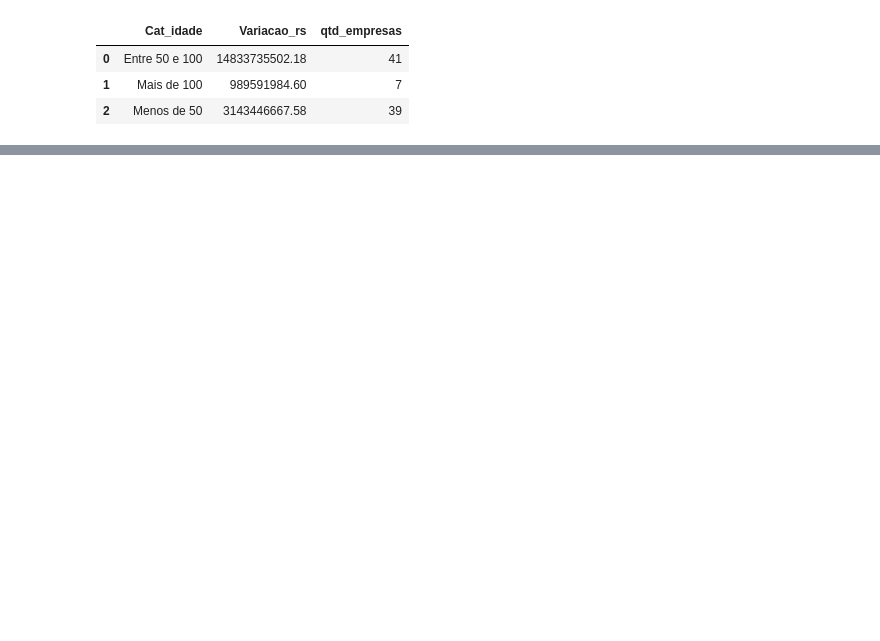
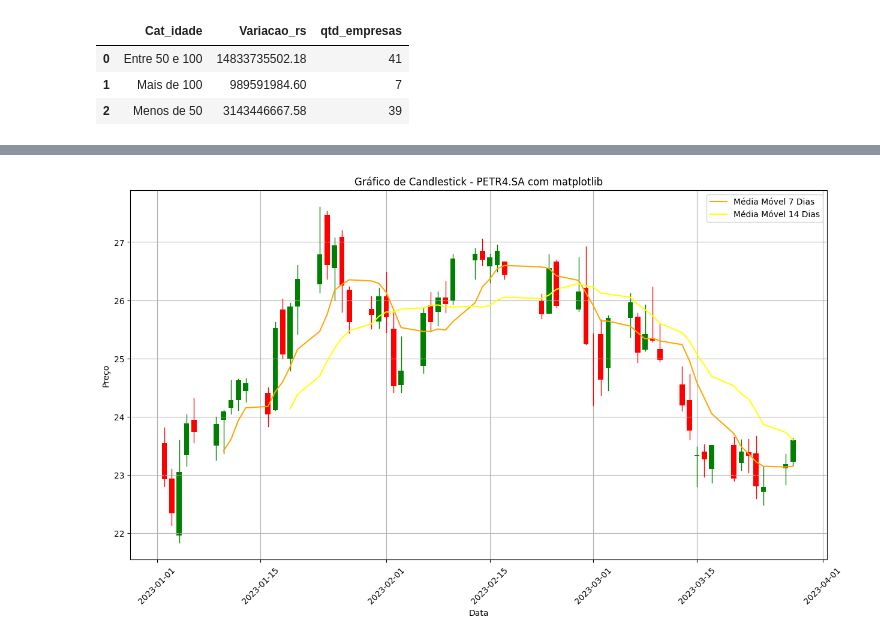
Before and after one commit to cazani/Imersao_Python_Alura_2024, a Jupyter notebook: Imersão_Python_Aulas.ipynb, the cells around one changed output, grey strips where cells are left out. Cells and saved outputs as stored; diff of their text form; code cells hidden in the pictures; blank space fills up the shorter version.

```diff
--- a/Imersão_Python_Aulas.ipynb
+++ b/Imersão_Python_Aulas.ipynb
@@ -433,0 +522,8 @@ fig.show()
+# %%
+df = dados.head(60).copy()
+#convertendo o índice em uma coluna de data
+df['Data'] = df.index
+#Convertendo as datas para o formato numérico de matplotlib
+#Isso é necessário para que o Matplotlib possa plotar as datas coretamente no gráfico
+df['Data'] = df['Data'].apply(mdates.date2num)
+df
@@ -433,0 +549,56 @@ fig.show()
+# %%
+fig, ax = plt.subplots(figsize=(15, 8))
+
+# Vamos definir a largura dos candles no gráfico
+width = 0.7
+
+for i in range(len(df)):
+    # Determinando a cor do candle
+    # Se o preço de fechamento for maior que o de abertura, o candle é verde (a ação valorizou nesse dia).
+    # Se for menor, o candle é vermelho (a ação desvalorizou).
+    if df['Fechamento'].iloc[i] > df['Abertura'].iloc[i]:
+        color = 'green'
+    else:
+        color = 'red'
+
+    # Desenhando a linha vertical do candle (mecha)
+    # Essa linha mostra os preços máximo (topo da linha) e mínimo (base da linha) do dia.
+    # Usamos `ax.plot` para desenhar uma linha vertical.
+    # [df['Data'].iloc[i], df['Data'].iloc[i]] define o ponto x da linha (a data), e [df['Mínimo'].iloc[i], df['Máximo'].iloc[i]] define a altura da linha.
+    ax.plot([df['Data'].iloc[i], df['Data'].iloc[i]],
+            [df['Minimo'].iloc[i], df['Maximo'].iloc[i]],
+            color=color,
+            linewidth=1)
+
+    ax.add_patch(plt.Rectangle((df['Data'].iloc[i] - width/2, min(df['Abertura'].iloc[i], df['Fechamento'].iloc[i])),
+                               width,
+                               abs(df['Fechamento'].iloc[i] - df['Abertura'].iloc[i]),
+                               facecolor=color))
+
+df['MA7'] = df['Fechamento'].rolling(window=7).mean()
+df['MA14'] = df['Fechamento'].rolling(window=14).mean()
+
+# Plotando as médias móveis
+ax.plot(df['Data'], df['MA7'], color='orange', label='Média Móvel 7 Dias')  # Média de 7 dias
+ax.plot(df['Data'], df['MA14'], color='yellow', label='Média Móvel 14 Dias')  # Média de 14 dias
+# Adicionando legendas para as médias móveis
+ax.legend()
+
+# Formatando o eixo x para mostrar as datas
+# Configuramos o formato da data e a rotação para melhor legibilidade
+ax.xaxis_date() #O método xaxis_date() é usado para dizer ao Matplotlib que as datas estão sendo usadas no eixo x
+ax.xaxis.set_major_formatter(mdates.DateFormatter('%Y-%m-%d'))
+plt.xticks(rotation=45)
+
+# Adicionando título e rótulos para os eixos x e y
+plt.title("Gráfico de Candlestick - PETR4.SA com matplotlib")
+plt.xlabel("Data")
+plt.ylabel("Preço")
+
+# Adicionando uma grade para facilitar a visualização dos valores
+plt.grid(True)
+
+# Exibindo o gráfico
+plt.show()
+# %% [output]
+[figure, added]
```
Also changed, not shown: parts of 14 cells of this notebook.
